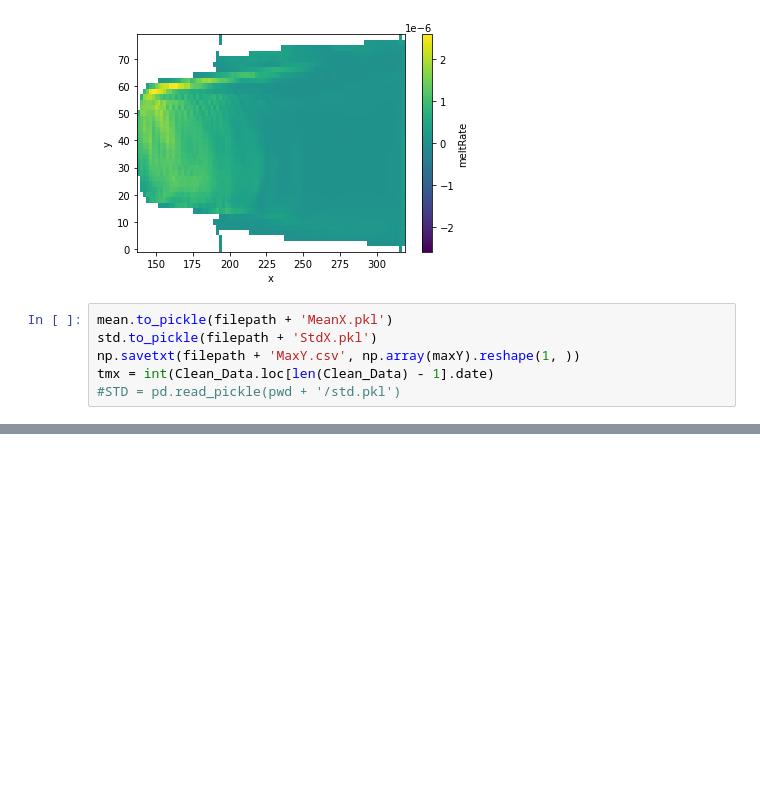
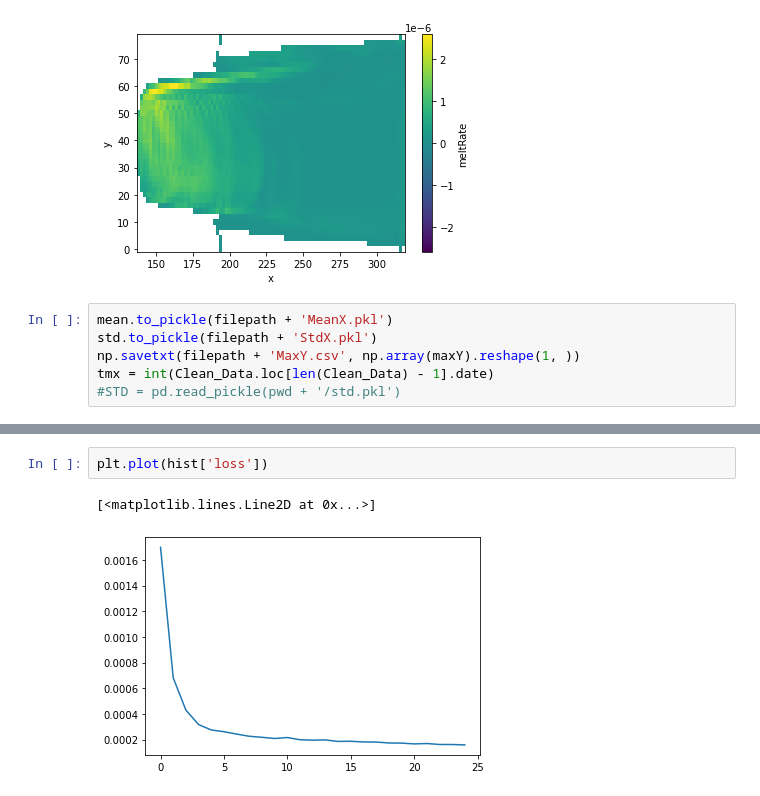
Before and after one commit to BenBouiss/NN_intern_2022, a Jupyter notebook: NN_training.ipynb, the cells around one changed output, grey strips where cells are left out. Cells and saved outputs as stored; diff of their text form; blank space fills up the shorter version.

```diff
--- a/NN_training.ipynb
+++ b/NN_training.ipynb
@@ -170,0 +194,5 @@ tmx = int(Clean_Data.loc[len(Clean_Data) - 1].date)
+# %%
+plt.plot(hist['loss'])
+# %% [output]
+[<matplotlib.lines.Line2D at 0x...>]
+[figure, added]
```
Also changed, not shown: parts of 14 cells of this notebook, 30 other files.
